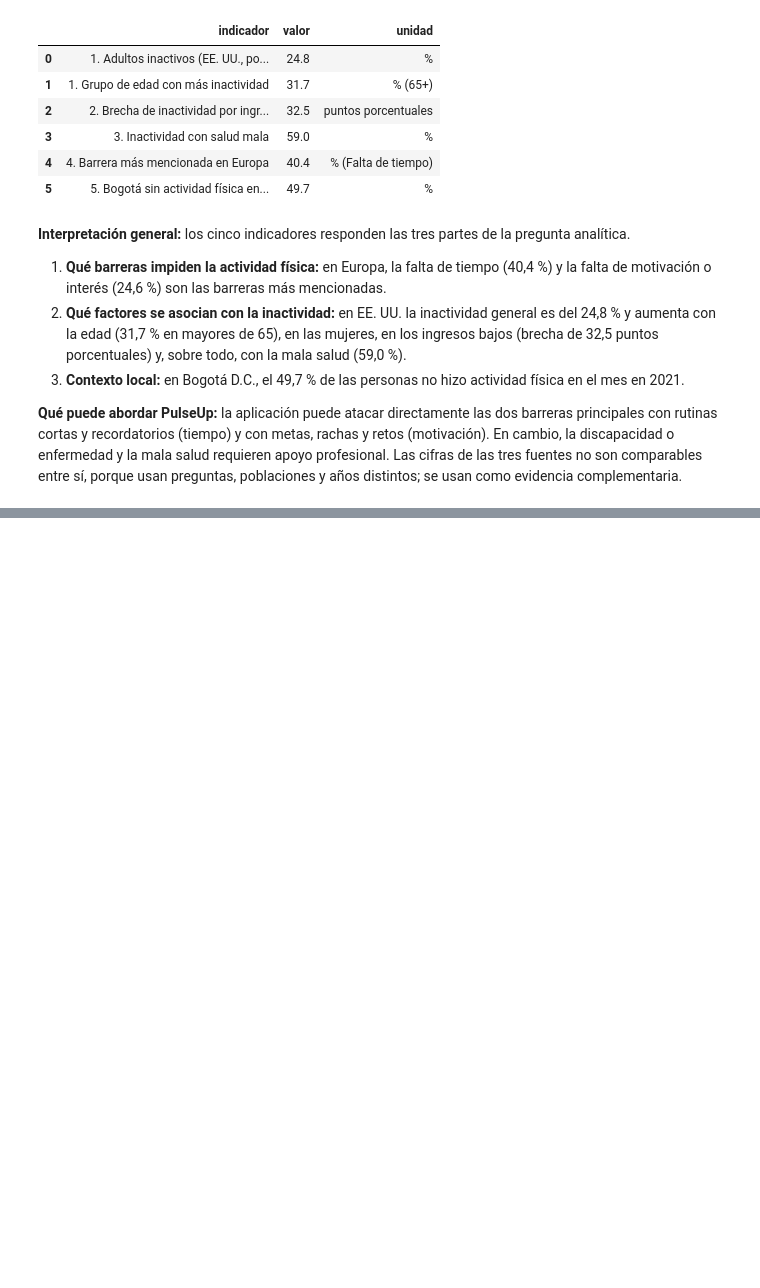
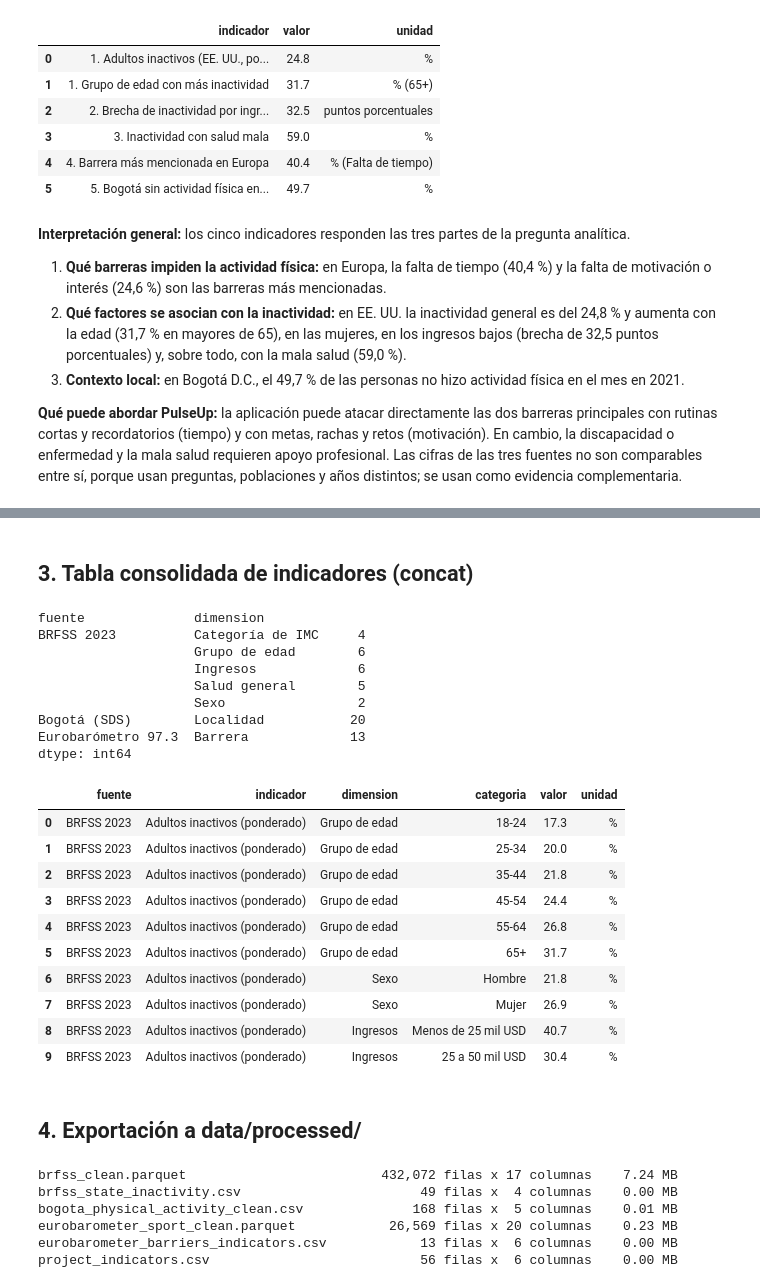
Before and after one commit to tihago1998/pulseup-ciencia-datos, a Jupyter notebook: notebooks/data_preparation.ipynb, the cells around one changed output, grey strips where cells are left out. Cells and saved outputs as stored; diff of their text form; code cells hidden in the pictures; blank space fills up the shorter version.

```diff
--- a/notebooks/data_preparation.ipynb
+++ b/notebooks/data_preparation.ipynb
@@ -902,0 +1043,79 @@ resumen_indicadores
+# %% [markdown]
+## 3. Tabla consolidada de indicadores (concat)
+# %%
+def a_formato_largo(tabla, fuente, indicador, dimension, columna_valor):
+    """Convierte una tabla de indicador a: fuente | indicador | dimension | categoria | valor."""
+    return (tabla[[columna_valor]].reset_index()
+            .rename(columns={tabla.index.name or "index": "categoria", columna_valor: "valor"})
+            .assign(fuente=fuente, indicador=indicador, dimension=dimension, unidad="%")
+            [["fuente", "indicador", "dimension", "categoria", "valor", "unidad"]]
+            .astype({"categoria": "string"}))
+
+
+partes = [
+    a_formato_largo(ind1_edad, "BRFSS 2023", "Adultos inactivos (ponderado)", "Grupo de edad", "pct_inactivos"),
+    a_formato_largo(ind1_sexo, "BRFSS 2023", "Adultos inactivos (ponderado)", "Sexo", "pct_inactivos"),
+    a_formato_largo(ind2_ingresos, "BRFSS 2023", "Adultos inactivos (ponderado)", "Ingresos", "pct_inactivos"),
+    a_formato_largo(ind3_salud, "BRFSS 2023", "Adultos inactivos (ponderado)", "Salud general", "pct_inactivos"),
+    a_formato_largo(ind3_imc, "BRFSS 2023", "Adultos inactivos (ponderado)", "Categoría de IMC", "pct_inactivos"),
+    a_formato_largo(ind4_barreras, "Eurobarómetro 97.3", "Menciona la barrera", "Barrera", "pct_menciona"),
+    a_formato_largo(ind5_bogota[[2021]].rename(columns={2021: "pct_2021"}), "Bogotá (SDS)",
+                    "Sin actividad física en el mes (2021)", "Localidad", "pct_2021"),
+]
+indicadores = pd.concat(partes, ignore_index=True)
+
+assert len(indicadores) == sum(len(p) for p in partes), "concat perdió o duplicó filas"
+assert indicadores[["fuente", "indicador", "dimension", "categoria", "valor"]].notna().all().all(), "hay nulos"
+assert indicadores["valor"].between(0, 100).all(), "valores fuera de 0-100"
+assert not indicadores.duplicated(["fuente", "indicador", "dimension", "categoria"]).any(), "indicadores repetidos"
+print(indicadores.groupby(["fuente", "dimension"]).size())
+indicadores.head(10)
+# %% [output]
+fuente              dimension
+BRFSS 2023          Categoría de IMC     4
+                    Grupo de edad        6
+                    Ingresos             6
+                    Salud general        5
+                    Sexo                 2
+Bogotá (SDS)        Localidad           20
+Eurobarómetro 97.3  Barrera             13
+dtype: int64
+|  | fuente | indicador | dimension | categoria | valor | unidad |
+| 0 | BRFSS 2023 | Adultos inactivos (ponderado) | Grupo de edad | 18-24 | 17.3 | % |
+| 1 | BRFSS 2023 | Adultos inactivos (ponderado) | Grupo de edad | 25-34 | 20.0 | % |
+| 2 | BRFSS 2023 | Adultos inactivos (ponderado) | Grupo de edad | 35-44 | 21.8 | % |
+| 3 | BRFSS 2023 | Adultos inactivos (ponderado) | Grupo de edad | 45-54 | 24.4 | % |
+| 4 | BRFSS 2023 | Adultos inactivos (ponderado) | Grupo de edad | 55-64 | 26.8 | % |
+| 5 | BRFSS 2023 | Adultos inactivos (ponderado) | Grupo de edad | 65+ | 31.7 | % |
+| 6 | BRFSS 2023 | Adultos inactivos (ponderado) | Sexo | Hombre | 21.8 | % |
+| 7 | BRFSS 2023 | Adultos inactivos (ponderado) | Sexo | Mujer | 26.9 | % |
+| 8 | BRFSS 2023 | Adultos inactivos (ponderado) | Ingresos | Menos de 25 mil USD | 40.7 | % |
+| 9 | BRFSS 2023 | Adultos inactivos (ponderado) | Ingresos | 25 a 50 mil USD | 30.4 | % |
+# %% [markdown]
+## 4. Exportación a data/processed/
+# %%
+SALIDAS = {
+    "brfss_clean.parquet": brfss_estado,
+    "brfss_state_inactivity.csv": inactividad_estados,
+    "bogota_physical_activity_clean.csv": bogota,
+    "eurobarometer_sport_clean.parquet": euro,             # no se publica en GitHub (licencia GESIS)
+    "eurobarometer_barriers_indicators.csv": barreras_app,
+    "project_indicators.csv": indicadores,
+}
+for nombre, df in SALIDAS.items():
+    ruta = DATA_PROCESSED / nombre
+    if ruta.suffix == ".parquet":
+        df.to_parquet(ruta, index=False)
+        leido = pd.read_parquet(ruta)
+    else:
+        df.to_csv(ruta, index=False, encoding="utf-8")
+        leido = pd.read_csv(ruta)
+    assert leido.shape == df.shape, f"{nombre}: el archivo guardado no coincide"
+    print(f"{nombre:42} {df.shape[0]:>8,} filas x {df.shape[1]:>2} columnas  {ruta.stat().st_size / 1_048_576:6.2f} MB")
+# %% [output]
+brfss_clean.parquet                         432,072 filas x 17 columnas    7.24 MB
+brfss_state_inactivity.csv                       49 filas x  4 columnas    0.00 MB
+bogota_physical_activity_clean.csv              168 filas x  5 columnas    0.01 MB
+eurobarometer_sport_clean.parquet            26,569 filas x 20 columnas    0.23 MB
+eurobarometer_barriers_indicators.csv            13 filas x  6 columnas    0.00 MB
+project_indicators.csv                           56 filas x  6 columnas    0.00 MB
```
Also changed, not shown: parts of 12 cells of this notebook, 5 other files.
